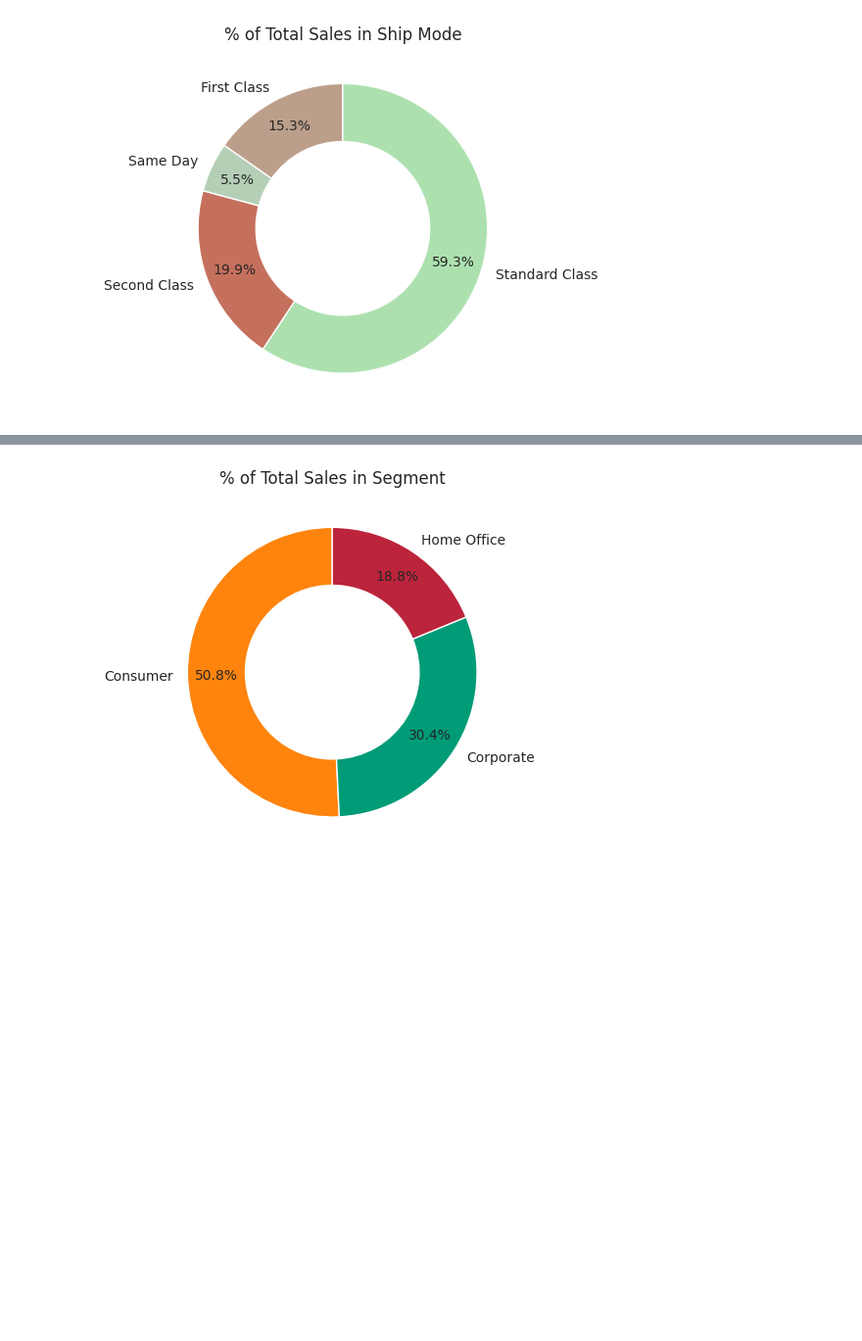
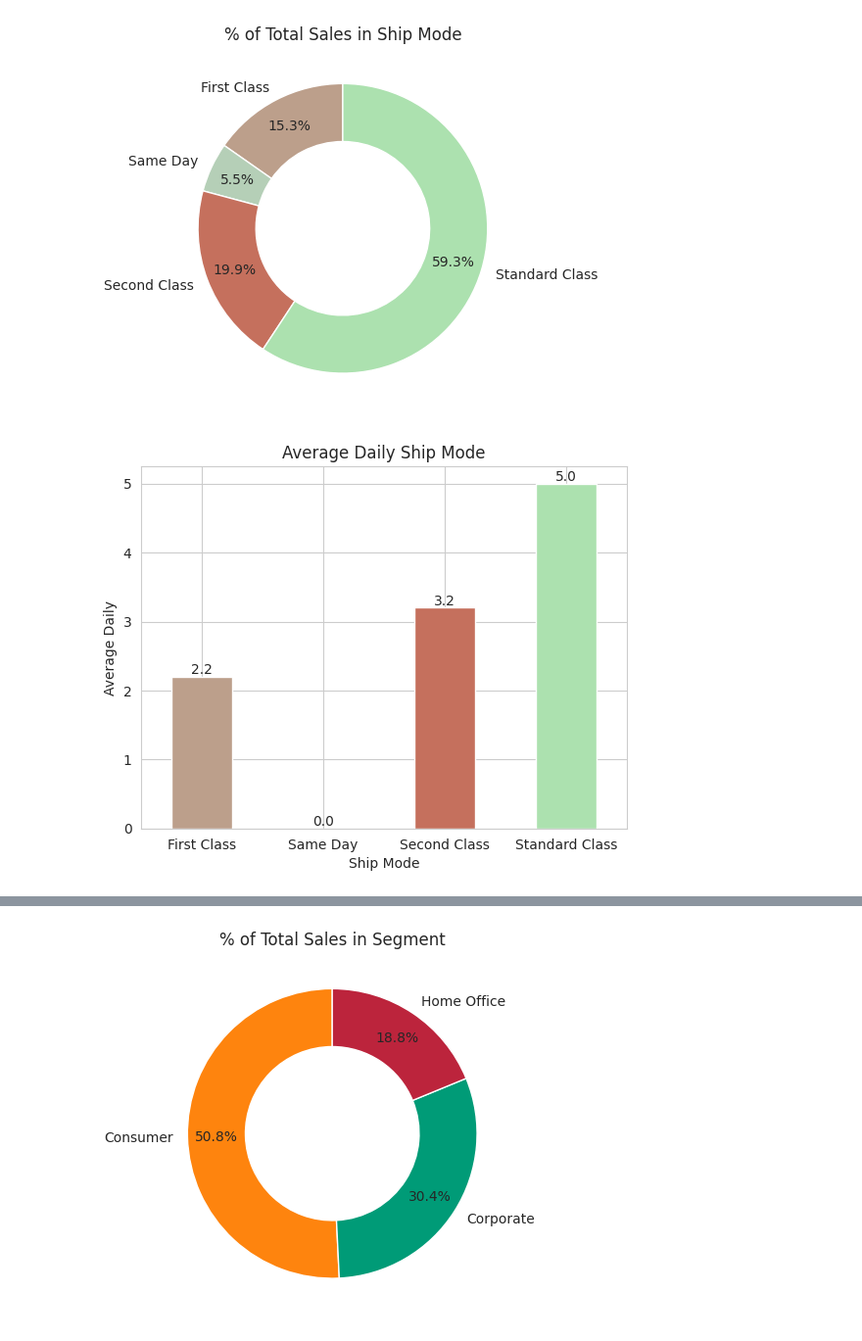
Before and after one commit to Xeroniter/Air, a Jupyter notebook: Carrera/Lab 01.ipynb, the cells around one changed output, grey strips where cells are left out. Shown at 98% size. Saved outputs shown, nothing was run; the diff lists cells and outputs as text; code cells hidden in the pictures; blank space fills up the shorter version.

```diff
--- a/Carrera/Lab 01.ipynb
+++ b/Carrera/Lab 01.ipynb
@@ -137,4 +137,10 @@ pieplot(
 )
 # %% [output]
 [figure]
+# %%
+ploter = origin.groupby("ship_mode")["selisih"].mean().round(1)
+
+barplot(ploter, title="Average Daily Ship Mode", ylabel="Average Daily", xlabel="Ship Mode")
+# %% [output]
+[figure, added]
 # %%
```
Also changed, not shown: parts of 6 cells of this notebook.
